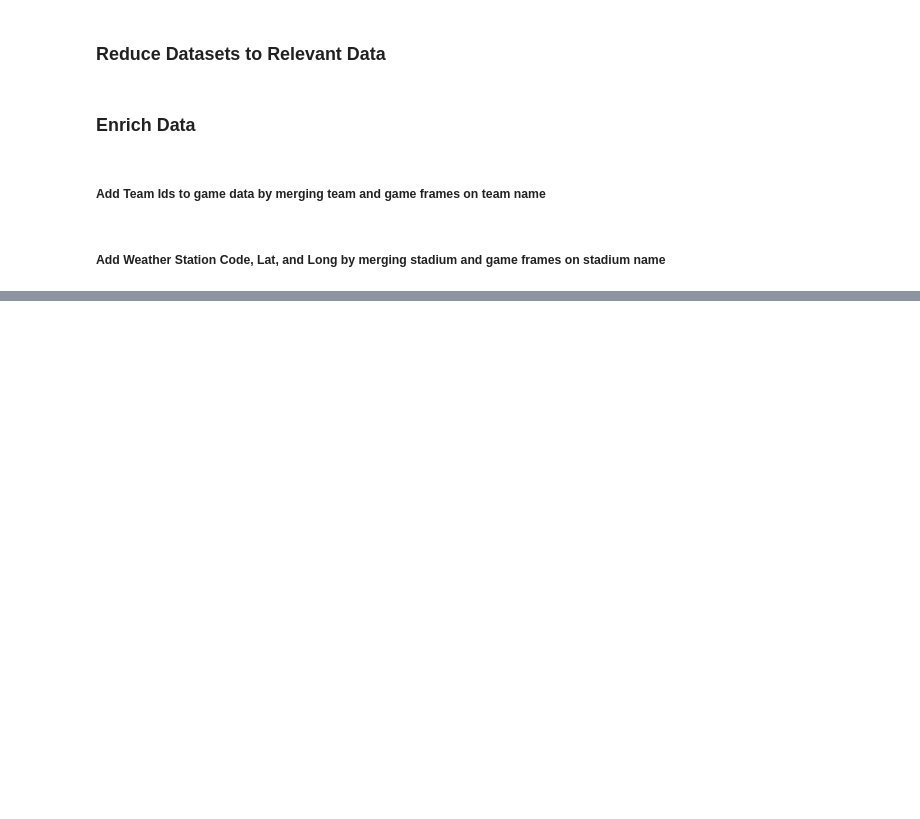
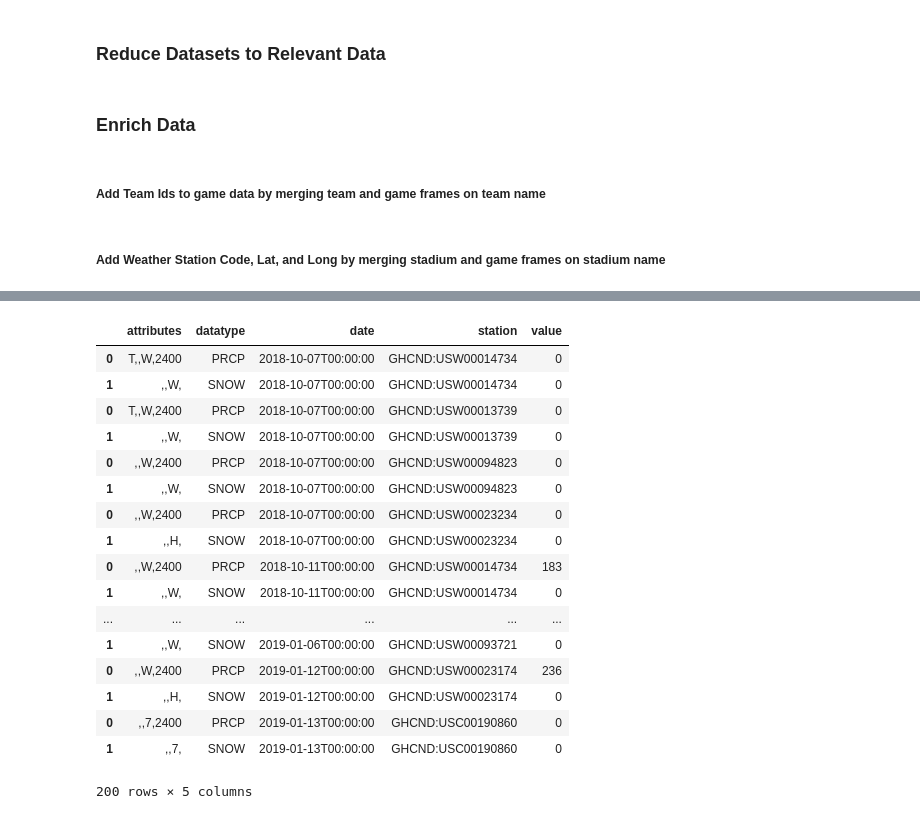
Before and after one commit to gtdataproj1group3org/GTDataProject1Group3, a Jupyter notebook: code/weather-analysis.ipynb, the cells around one changed output, grey strips where cells are left out. Cells and saved outputs as stored; diff of their text form; code cells hidden in the pictures; blank space fills up the shorter version.

Commit message:
weather results

```diff
--- a/code/weather-analysis.ipynb
+++ b/code/weather-analysis.ipynb
@@ -74,10 +74,12 @@ def fn_ReduceData(arg_dictDataFrames, arg_dictColsToDrop, arg_dictRowCriteria):
         list_criteria = arg_dictRowCriteria[key]
 
         # reduce dataframe columns
-        local_dictDataFrames[key] = arg_dictDataFrames[key].drop(list_cols, axis=1)
+        if (len(list_cols) > 0):
+            local_dictDataFrames[key] = arg_dictDataFrames[key].drop(list_cols, axis=1)
 
         # reduce dataframe rows
-        local_dictDataFrames[key] = local_dictDataFrames[key][list_criteria]
+        if (len(list_criteria) > 0):
+            local_dictDataFrames[key] = local_dictDataFrames[key][list_criteria]
 
     return local_dictDataFrames
 
@@ -104,6 +106,10 @@ dict_DataFrames = fn_ReduceData(dict_DataFrames, dict_ColsToDrop, dict_FilterCri
 # %% [markdown]
 ##### Add Team Ids to game data by merging team and game frames on team name
 # %%
+df_Games = dict_DataFrames["Games"]
+df_Teams = dict_DataFrames["Teams"]
+df_Stadiums = dict_DataFrames["Stadiums"]
+
 # merge on home team first
 df_Games = df_Games.merge(df_Teams, how="left", left_on="team_home", right_on="team_name")
 
@@ -126,3 +132,6 @@ df_Games = df_Games.merge(df_Stadiums, how="left", left_on="stadium", right_on="
 
 # cleanup unnecessary columns
 df_Games.drop(["stadium_name"],axis=1,inplace=True)
+# %%
+# filter to outdoor stadiums as we are only interested in outdoor games for weather analysis. also kick out NaN STATION rows.
+df_Games = df_Games[(df_Games["stadium_type"] == "outdoor") & (pd.notnull(df_Games["STATION"]))]
@@ -128,0 +225,21 @@ df_Games.drop(["stadium_name"],axis=1,inplace=True)
+# %%
+df_weather.tail(200)
+# %% [output]
+|  | attributes | datatype | date | station | value |
+| 0 | T,,W,2400 | PRCP | 2018-10-07T00:00:00 | GHCND:USW00014734 | 0 |
+| 1 | ,,W, | SNOW | 2018-10-07T00:00:00 | GHCND:USW00014734 | 0 |
+| 0 | T,,W,2400 | PRCP | 2018-10-07T00:00:00 | GHCND:USW00013739 | 0 |
+| 1 | ,,W, | SNOW | 2018-10-07T00:00:00 | GHCND:USW00013739 | 0 |
+| 0 | ,,W,2400 | PRCP | 2018-10-07T00:00:00 | GHCND:USW00094823 | 0 |
+| 1 | ,,W, | SNOW | 2018-10-07T00:00:00 | GHCND:USW00094823 | 0 |
+| 0 | ,,W,2400 | PRCP | 2018-10-07T00:00:00 | GHCND:USW00023234 | 0 |
+| 1 | ,,H, | SNOW | 2018-10-07T00:00:00 | GHCND:USW00023234 | 0 |
+| 0 | ,,W,2400 | PRCP | 2018-10-11T00:00:00 | GHCND:USW00014734 | 183 |
+| 1 | ,,W, | SNOW | 2018-10-11T00:00:00 | GHCND:USW00014734 | 0 |
+| ... | ... | ... | ... | ... | ... |
+| 1 | ,,W, | SNOW | 2019-01-06T00:00:00 | GHCND:USW00093721 | 0 |
+| 0 | ,,W,2400 | PRCP | 2019-01-12T00:00:00 | GHCND:USW00023174 | 236 |
+| 1 | ,,H, | SNOW | 2019-01-12T00:00:00 | GHCND:USW00023174 | 0 |
+| 0 | ,,7,2400 | PRCP | 2019-01-13T00:00:00 | GHCND:USC00190860 | 0 |
+| 1 | ,,7, | SNOW | 2019-01-13T00:00:00 | GHCND:USC00190860 | 0 |
+200 rows × 5 columns
```
Also changed, not shown: parts of 13 cells of this notebook, 10 other files.
